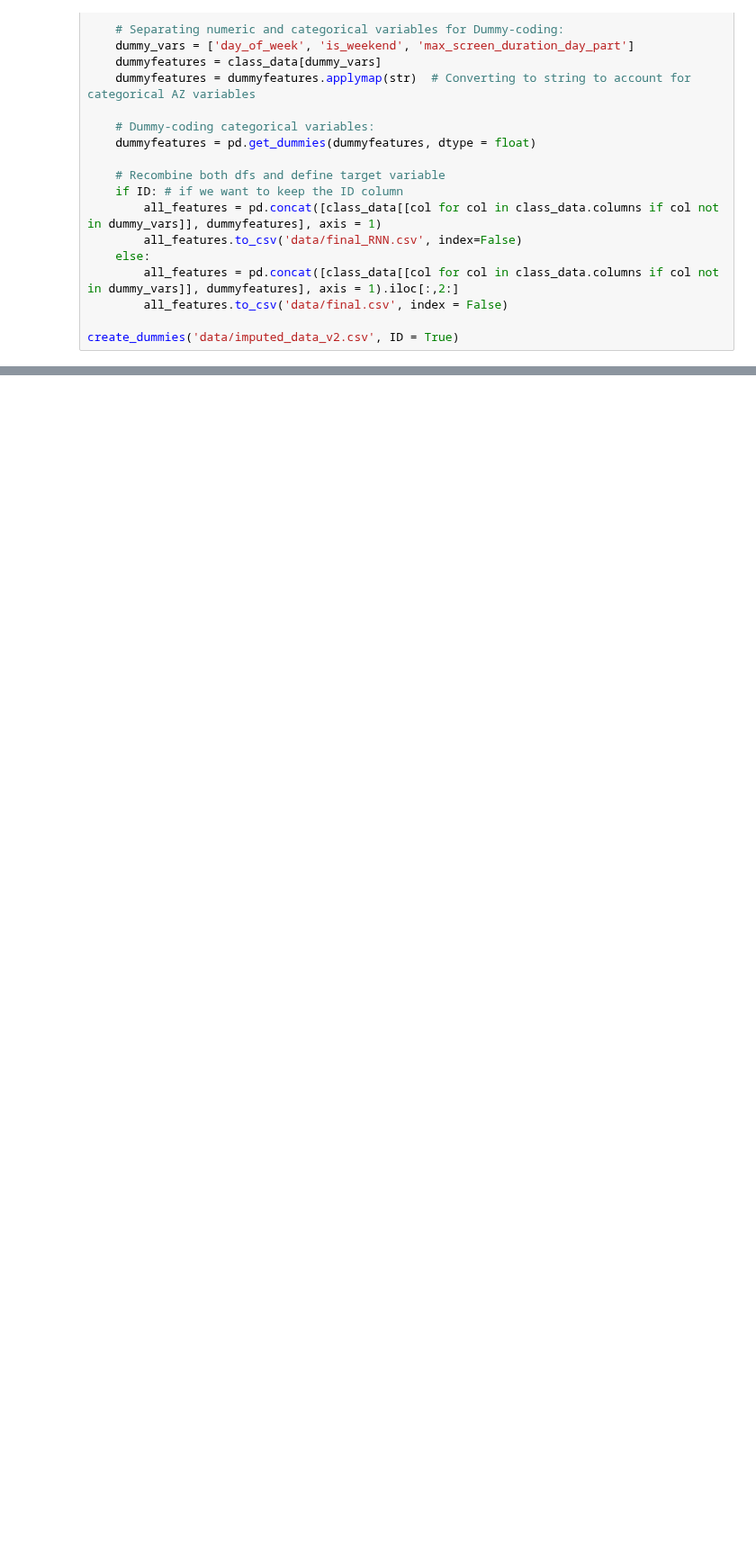
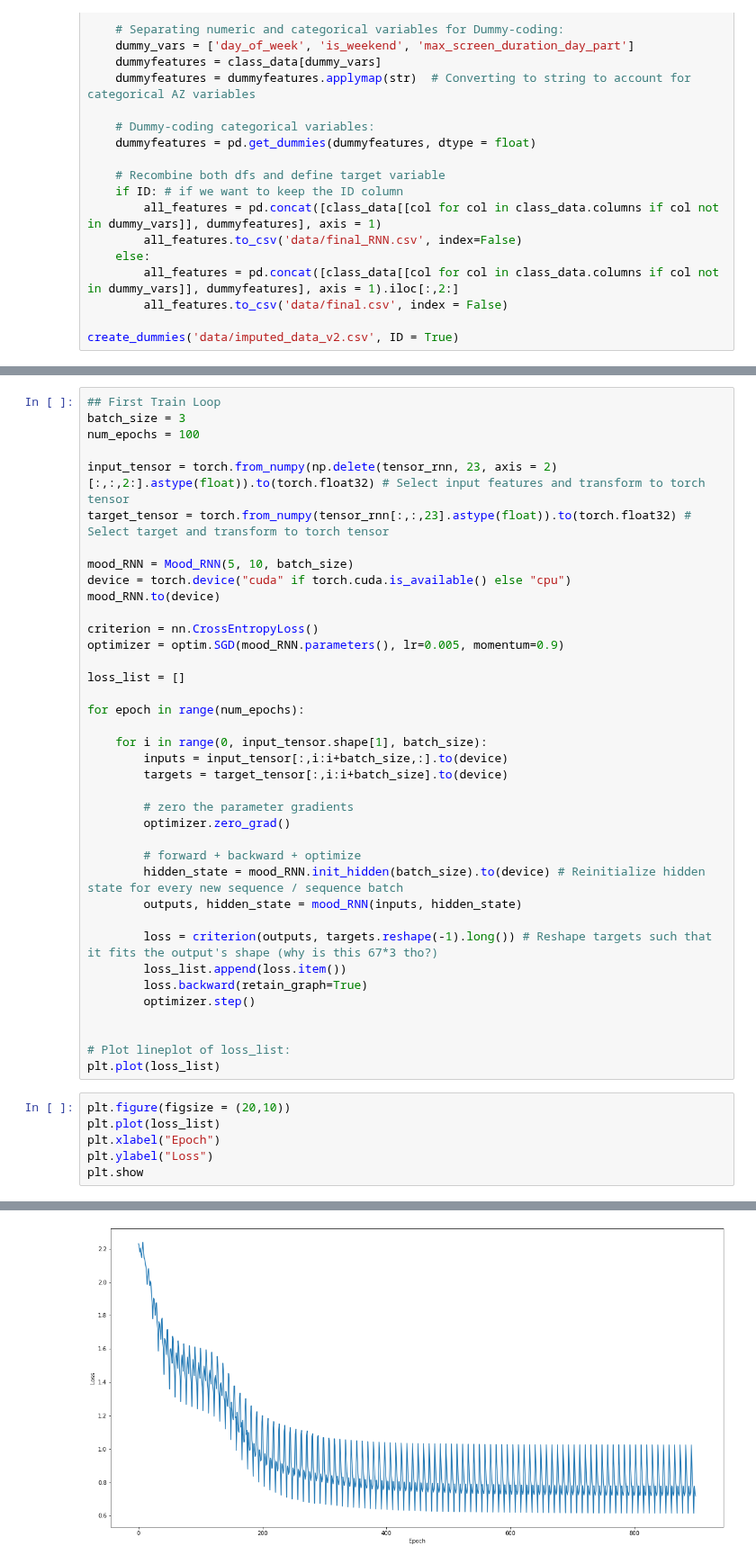
Before and after one commit to moosmiddelkoop/DMT-1, a Jupyter notebook: RNN.ipynb, the cells around one changed output, grey strips where cells are left out. Shown at 90% size. Drawn from its saved outputs; the diff is of its cells as text; blank space fills up the shorter version.

```diff
--- a/RNN.ipynb
+++ b/RNN.ipynb
@@ -146,0 +291,45 @@ input_data =
+# %%
+## First Train Loop
+batch_size = 3
+num_epochs = 100
+
+input_tensor = torch.from_numpy(np.delete(tensor_rnn, 23, axis = 2)[:,:,2:].astype(float)).to(torch.float32) # Select input features and transform to torch tensor
+target_tensor = torch.from_numpy(tensor_rnn[:,:,23].astype(float)).to(torch.float32) # Select target and transform to torch tensor
+
+mood_RNN = Mood_RNN(5, 10, batch_size)
+device = torch.device("cuda" if torch.cuda.is_available() else "cpu")
+mood_RNN.to(device)
+
+criterion = nn.CrossEntropyLoss()
+optimizer = optim.SGD(mood_RNN.parameters(), lr=0.005, momentum=0.9)
+
+loss_list = []
+
+for epoch in range(num_epochs):
+
+    for i in range(0, input_tensor.shape[1], batch_size):
+        inputs = input_tensor[:,i:i+batch_size,:].to(device)
+        targets = target_tensor[:,i:i+batch_size].to(device)
+
+        # zero the parameter gradients
+        optimizer.zero_grad()
+
+        # forward + backward + optimize
+        hidden_state = mood_RNN.init_hidden(batch_size).to(device) # Reinitialize hidden state for every new sequence / sequence batch
+        outputs, hidden_state = mood_RNN(inputs, hidden_state)
+
+        loss = criterion(outputs, targets.reshape(-1).long()) # Reshape targets such that it fits the output's shape (why is this 67*3 tho?)
+        loss_list.append(loss.item())
+        loss.backward(retain_graph=True)
+        optimizer.step()
+
+
+# Plot lineplot of loss_list:
+plt.plot(loss_list)
+# %%
+plt.figure(figsize = (20,10))
+plt.plot(loss_list)
+plt.xlabel("Epoch")
+plt.ylabel("Loss")
+plt.show
+# %% [output]
@@ -146,0 +337 @@ input_data =
+[figure, added]
```
Also changed, not shown: parts of 21 cells of this notebook, 5 other files.
